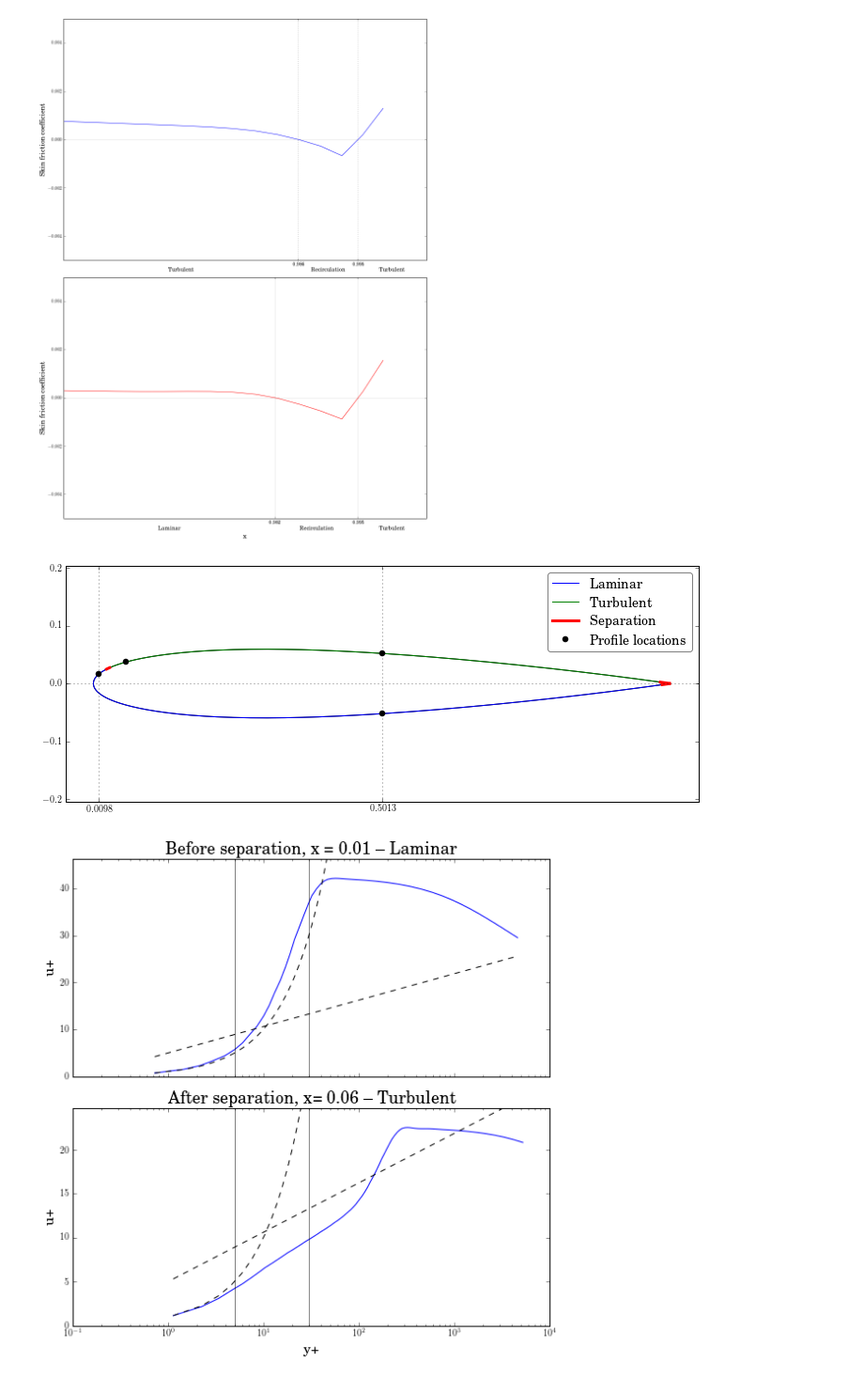
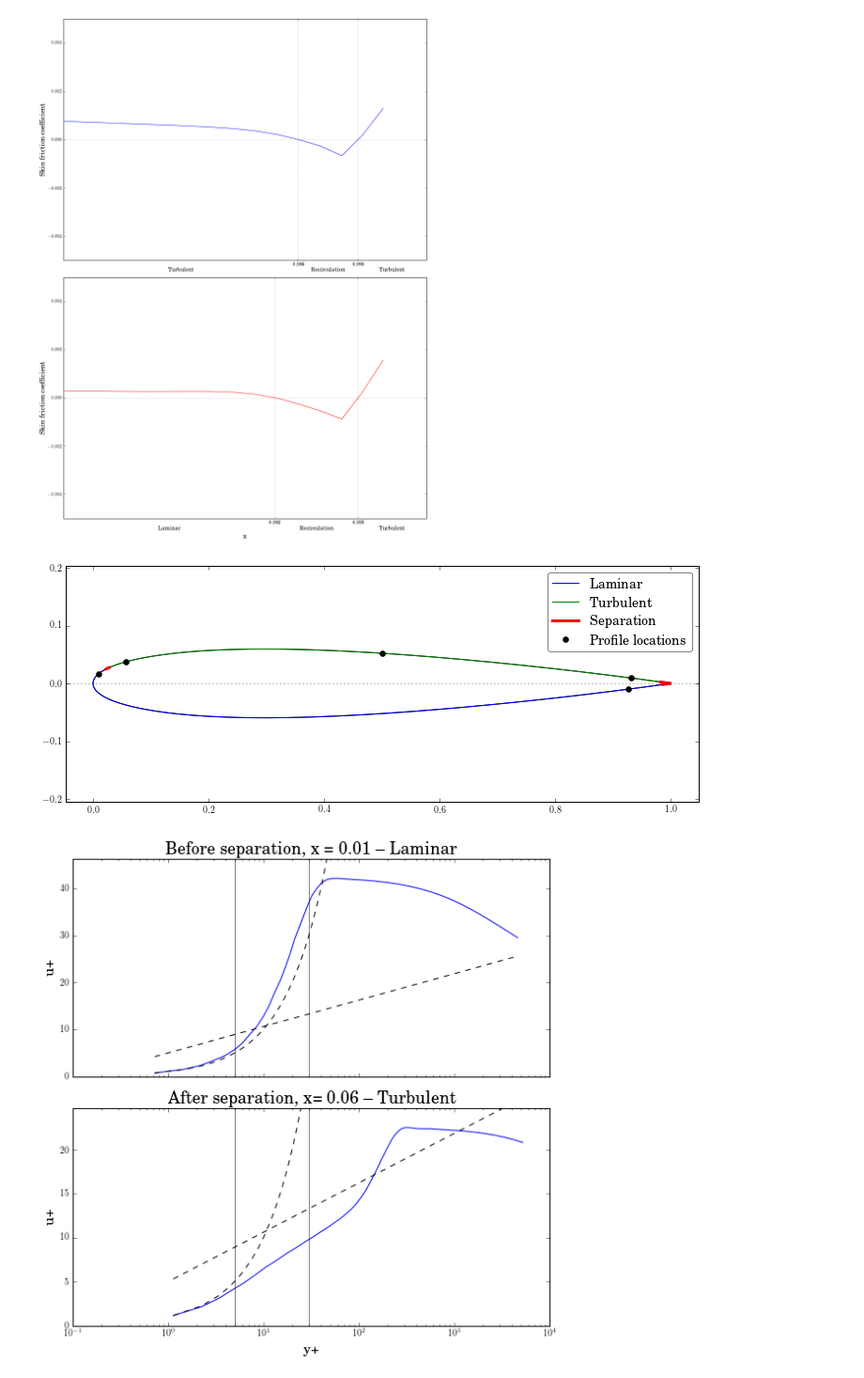
Before and after one commit to selimb/schoolstuff, a Jupyter notebook: mech539/ass5/Untitled.ipynb, the cells around one changed output. Shown at 94% size. Cells and saved outputs as stored; diff of their text form; code cells hidden in the pictures.

```diff
--- a/mech539/ass5/Untitled.ipynb
+++ b/mech539/ass5/Untitled.ipynb
@@ -151,7 +136,7 @@ for e in range(len(tau_nc)):
     tau_wc[e] = tau_ac[e]*np.cos(t) + tau_nc[e]*np.sin(t)
     cf[e] = tau_wc[e]*SCF
 # %%
-def savefig(fig, name):
+def savefig(fig, name, **kwargs):
     filepath = os.path.join('tex', 'figs', name)
     fig.tight_layout()
     fig.savefig(filepath)
@@ -349,8 +334,11 @@ cf_te()
 
 x_cross, y_cross, cross_id = find_zero_cross(xc, cf, yc)
 n_lam = LE - TE_start + 25
-mid = np.argsort(np.abs(xc - 0.5))[:2]
+
+mid = np.argsort(np.abs(xc - 0.5))[1]
 n_turb = cross_id[3] + 10
+n_up_te = TE_end - TE_start - 20
+n_bot_te = 20
 # %%
 def airfoil_sections():
     fig, ax = plt.subplots(figsize=(10, 4))
@@ -361,37 +349,39 @@ def airfoil_sections():
     ax.plot(xc[mask], yc[mask], 'b', label='Laminar')
     mask = np.s_[cross_id[3]:cross_id[4]]
     ax.plot(xc[mask], yc[mask], 'g', label='Turbulent')
     mask = np.s_[:cross_id[1]]
     ax.plot(xc[mask], yc[mask], 'r', label='Separation', lw=3)
     mask = np.s_[cross_id[2]:cross_id[3]]
     ax.plot(xc[mask], yc[mask], 'r', lw=3)
 
     mask = np.s_[cross_id[4]:]
     ax.plot(xc[mask], yc[mask], 'r', lw=3)
 #     mask = np.s_[cross_id[5]:]
 #     ax.plot(xc[mask], yc[mask], 'g')
 
     ax.plot(xc[n_turb], yc[n_turb], 'ko')
     ax.plot(xc[n_lam], yc[n_lam], 'ko')
+    ax.plot(xc[n_up_te], yc[n_up_te], 'ko')
+    ax.plot(xc[n_bot_te], yc[n_bot_te], 'ko')
     ax.plot(xc[mid], yc[mid], 'ko', label='Profile locations')
 #     ax.plot(x[350,0], y[350,0], 'ro')
-    ticks = [xc[n_lam], xc[mid][0]]
-    ax.set_xticks(ticks)
+#     ticks = [xc[n_lam], xc[mid]]
+#     ax.set_xticks(ticks)
 
     ax.legend(numpoints=1)
     ax.set_yticks([0.0], minor=True)
-    ax.grid(True, which='major', axis='x')
+#     ax.grid(True, which='major', axis='x')
     ax.grid(True, which='minor', axis='y')
     ax.set_aspect('equal', 'datalim')
     ax.set_xlim(-0.01, 1.01)
     ax.set_ylim(-0.2, 0.2)
     fig.tight_layout()
     savefig(fig, 'airfoil_sections.pdf')
     plt.show()
 
 airfoil_sections()
 # %% [output]
-[figure, old version]
+[figure, new version]
 # %%
 def uyplus(n):
     def reject(a, b):
```
Also changed, not shown: parts of 8 cells of this notebook, 5 other files.
